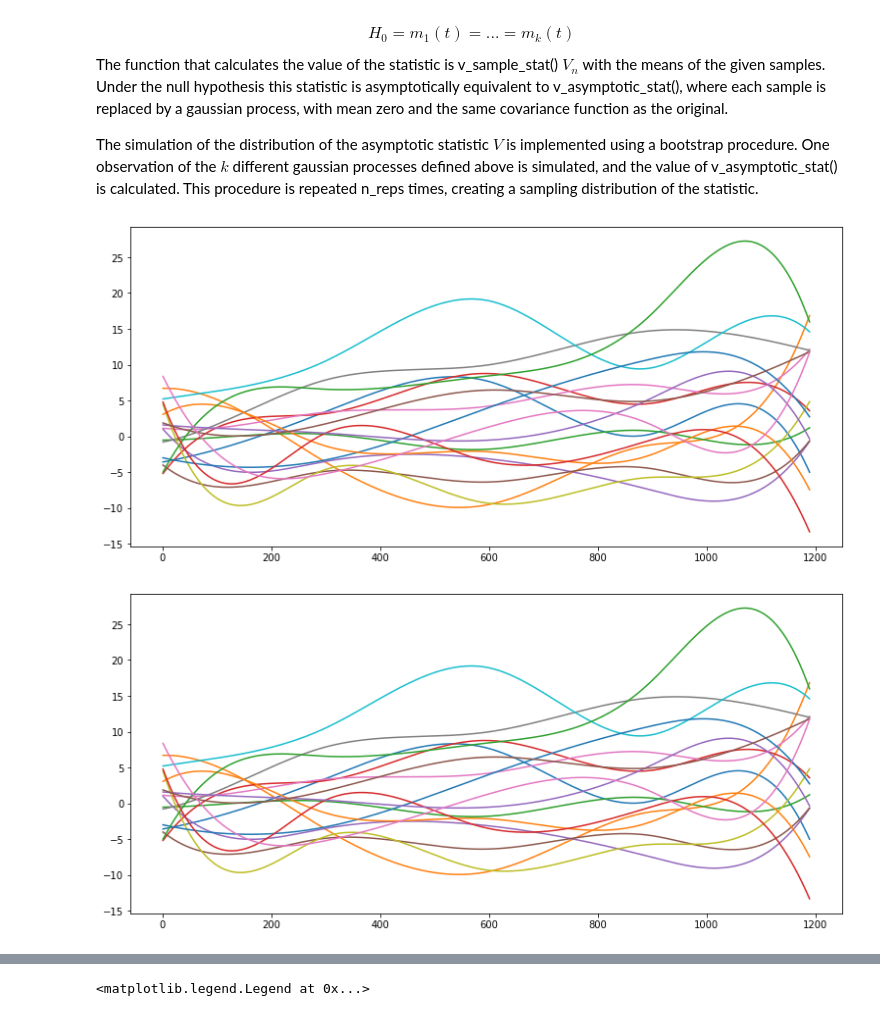
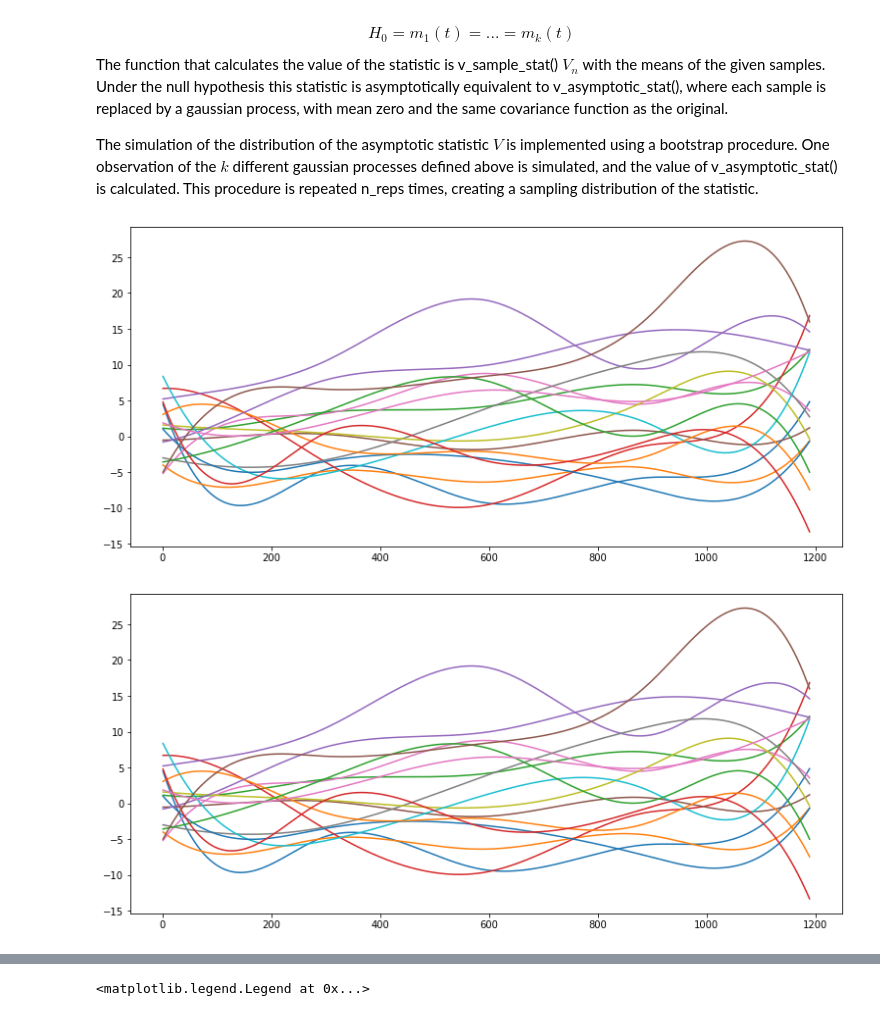
Before and after one commit to tommdim/statistics-101, a Jupyter notebook: project/src/FDA_tot.ipynb, the cells around one changed output, grey strips where cells are left out. Drawn from its saved outputs; the diff is of its cells as text; code cells hidden in the pictures.

```diff
--- a/project/src/FDA_tot.ipynb
+++ b/project/src/FDA_tot.ipynb
@@ -522,11 +551,6 @@ $ hb_{iw}(t) = \mu(t)+\alpha_l (t) + \epsilon_{iw} (t)$ for the winners.
 
 Where $\mu(t)$ is the mean across all the heartbeats, $\alpha_l(t)$ is the effect function (in this case of the loosers), representing how much the mean of the loosers differentiates from the grand mean, and $\epsilon_{il} (t)$ is the residuals function.
 # %%
-from scipy import interpolate
-import numpy as np
-from matplotlib.pyplot import figure
-from scipy.interpolate import UnivariateSpline
-
 
 figure(figsize=(12, 8), dpi=80)
 
@@ -537,7 +561,7 @@ realwage = realwage.pivot_table(values='Value',
 
 # Separating winners and losers heartbeats
 winners = {'Game0814-2':'b', 'Game0816-6':'w', 'Game0816-1':'w', 'Game0816-7':'b', 'Game0813-3':'b', 'Game0813-4':'w', 'Game0529-2':'w', 'Game0529-5':'b', 'Game0813-2':'w', 'Game0529-4':'w', 'Game0529-3':'w', 'Game0814-1':'w', 'Game0816-2':'b', 'Game0816-5':'b', 'Game0816-4':'w', 'Game0816-3':'w', 'Game0529-1':'b', 'Game0813-1':'b'}
-games = ['Game0814-2', 'Game0816-6', 'Game0816-1', 'Game0816-7', 'Game0813-3', 'Game0813-4', 'Game0529-2', 'Game0529-5', 'Game0813-2', 'Game0529-3', 'Game0814-1', 'Game0816-2', 'Game0816-5', 'Game0816-4', 'Game0816-3', 'Game0529-1', 'Game0813-1']
+games =['Game0813-2','Game0813-4','Game0529-2','Game0816-6','Game0529-3','Game0816-1','Game0816-7','Game0814-1','Game0816-3','Game0813-1','Game0813-3','Game0816-2','Game0814-2','Game0816-4','Game0529-5','Game0816-5','Game0529-1']
 dic_winners={}
 dic_losers = {}
 for el in games:
@@ -648,40 +674,40 @@ hr = []
 winn_forgrid = []
 lose_forgrid = []
 winners = {'Game0814-2':'b', 'Game0816-6':'w', 'Game0816-1':'w', 'Game0816-7':'b', 'Game0813-3':'b', 'Game0813-4':'w', 'Game0529-2':'w', 'Game0529-5':'b', 'Game0813-2':'w', 'Game0529-4':'w', 'Game0529-3':'w', 'Game0814-1':'w', 'Game0816-2':'b', 'Game0816-5':'b', 'Game0816-4':'w', 'Game0816-3':'w', 'Game0529-1':'b', 'Game0813-1':'b'}
-games = ['Game0814-2', 'Game0816-6', 'Game0816-1', 'Game0816-7', 'Game0813-3', 'Game0813-4', 'Game0529-2', 'Game0529-5', 'Game0813-2', 'Game0529-3', 'Game0814-1', 'Game0816-2', 'Game0816-5', 'Game0816-4', 'Game0816-3', 'Game0529-1', 'Game0813-1']
+games =['Game0813-2','Game0813-4','Game0529-2','Game0816-6','Game0529-3','Game0816-1','Game0816-7','Game0814-1','Game0816-3','Game0813-1','Game0813-3','Game0816-2','Game0814-2','Game0816-4','Game0529-5','Game0816-5','Game0529-1']
 dic_winners={}
 dic_losers = {}
 for el in games:
         if winners[el] == 'b':
                 dic_winners[el+'b']=adjust(np.array(realwage[el]['b']['HR']), len(realwage))
                 dic_losers[el+'w']=adjust(np.array(realwage[el]['w']['HR']), len(realwage))
         if winners[el] == 'w':
                 dic_winners[el+'w']=adjust(np.array(realwage[el]['w']['HR']), len(realwage))
                 dic_losers[el+'b']=adjust(np.array(realwage[el]['b']['HR']), len(realwage))
 winn = pd.DataFrame(dic_winners)
 lose = pd.DataFrame(dic_losers)
 
 for column in heartrate:
     lista = list(heartrate[column])
     hr.append(lista)
 
 for column in winn:
     listo = list(winn[column])
     winn_forgrid.append(listo)
 
 for column in lose:
     listu = list(lose[column])
     lose_forgrid.append(listu)
 
 heartrate = skfda.FDataGrid(data_matrix=hr, sample_points=[*range(1, len(hr[0])+1)])
 basis = skfda.representation.basis.BSpline(n_basis=7)
 winners =  skfda.FDataGrid(data_matrix=winn_forgrid, sample_points=[*range(1, len(winn_forgrid[0])+1)])
 W_basis = winners.to_basis(basis)
 # Plotting the winners smoothed heartrate
 W_basis.plot()
 # %% [output]
-[figure, old version]
+[figure, new version]
-[figure, old version]
+[figure, new version]
 # %%
 # Plotting the smoothed hr of the losers
 losers = skfda.FDataGrid(data_matrix=lose_forgrid, sample_points=[*range(1, len(lose_forgrid[0])+1)])
```
Also changed, not shown: parts of 42 cells of this notebook, 1 other file.
